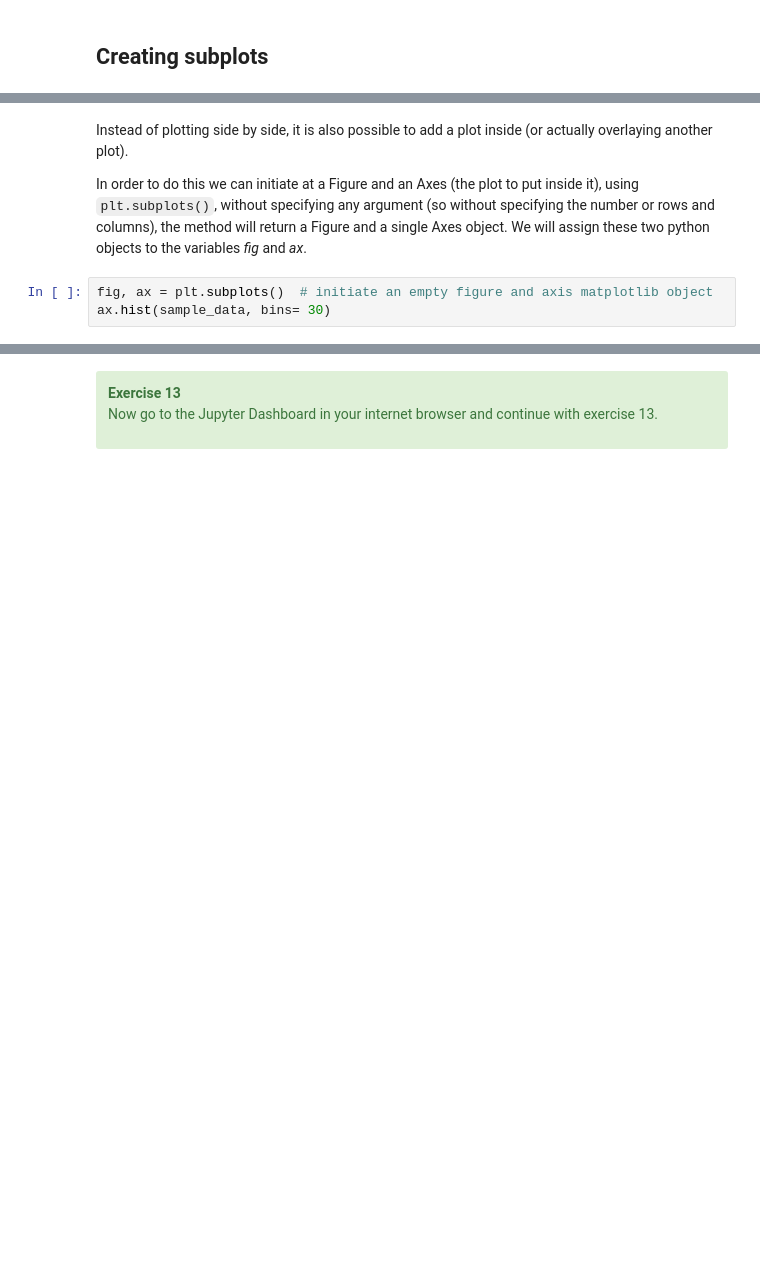
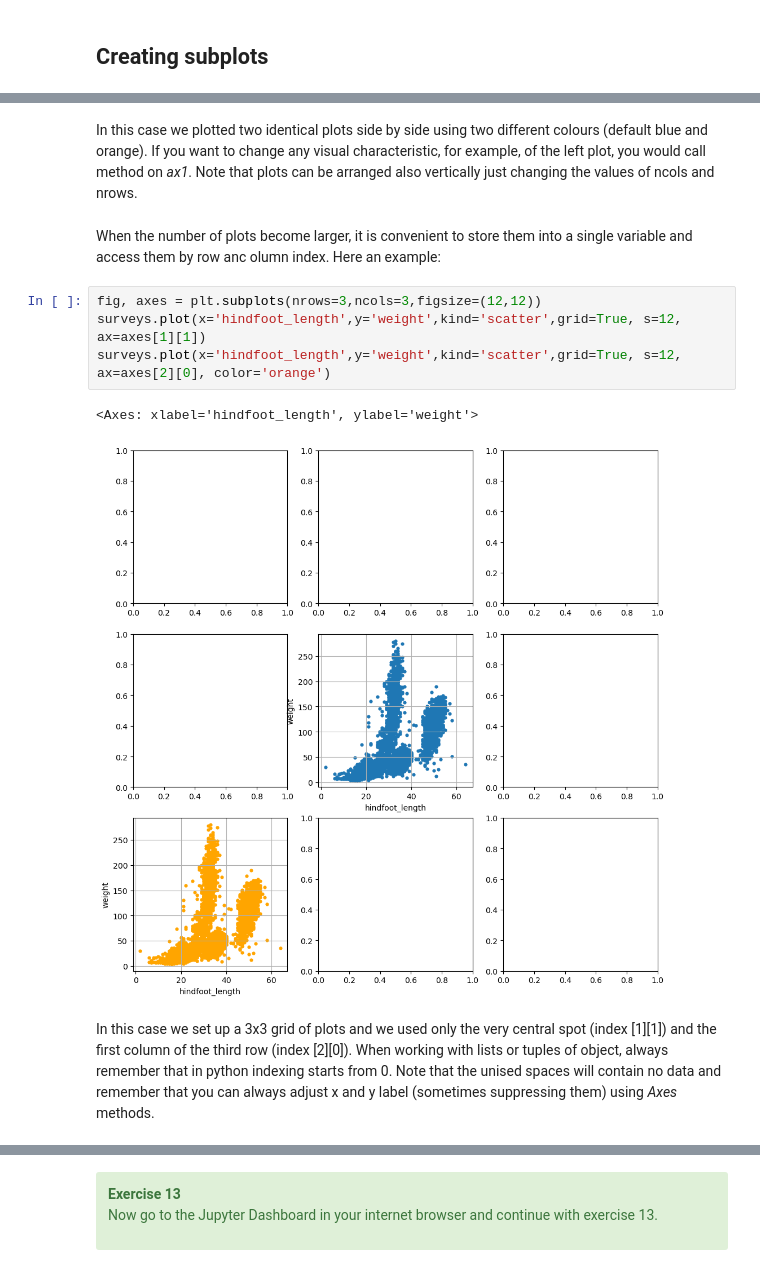
Before and after one commit to UtrechtUniversity/workshop-introduction-to-python, a Jupyter notebook: book/data-science-with-pandas-4.ipynb, the cells around one changed output, grey strips where cells are left out. Saved outputs shown, nothing was run; the diff lists cells and outputs as text; blank space fills up the shorter version.

````diff
--- a/book/data-science-with-pandas-4.ipynb
+++ b/book/data-science-with-pandas-4.ipynb
@@ -142,8 +132,14 @@ ax2.set_xlabel('value')
+# %% [markdown]
+In this case we plotted two identical plots side by side using two different colours (default blue and orange). If you want to change any visual characteristic, for example, of the left plot, you would call method on _ax1_. Note that plots can be arranged also vertically just changing the values of ncols and nrows.
+# %% [markdown]
+When the number of plots become larger, it is convenient to store them into a single variable and access them by row anc olumn index. Here an example:
+# %%
+fig, axes = plt.subplots(nrows=3,ncols=3,figsize=(12,12))
+surveys.plot(x='hindfoot_length',y='weight',kind='scatter',grid=True, s=12, ax=axes[1][1])
+surveys.plot(x='hindfoot_length',y='weight',kind='scatter',grid=True, s=12, ax=axes[2][0], color='orange')
+# %% [output]
+<Axes: xlabel='hindfoot_length', ylabel='weight'>
+[figure, added]
 # %% [markdown]
-Instead of plotting side by side, it is also possible to add a plot inside (or actually overlaying another plot).
-
-In order to do this we can initiate at a Figure and an Axes (the plot to put inside it), using ```plt.subplots()```, without specifying any argument (so without specifying the number or rows and columns), the method will return a Figure and a single Axes object. We will assign these two python objects to the variables *fig* and *ax*.
+In this case we set up a 3x3 grid of plots and we used only the very central spot (index [1][1]) and the first column of the third row (index [2][0]). When working with lists or tuples of object, always remember that in python indexing starts from 0. Note that the unised spaces will contain no data and remember that you can always adjust x and y label (sometimes suppressing them) using _Axes_ methods.
-# %%
-fig, ax = plt.subplots()  # initiate an empty figure and axis matplotlib object
-ax.hist(sample_data, bins= 30)
 # %% [markdown]
````
Also changed, not shown: parts of 19 cells of this notebook.
